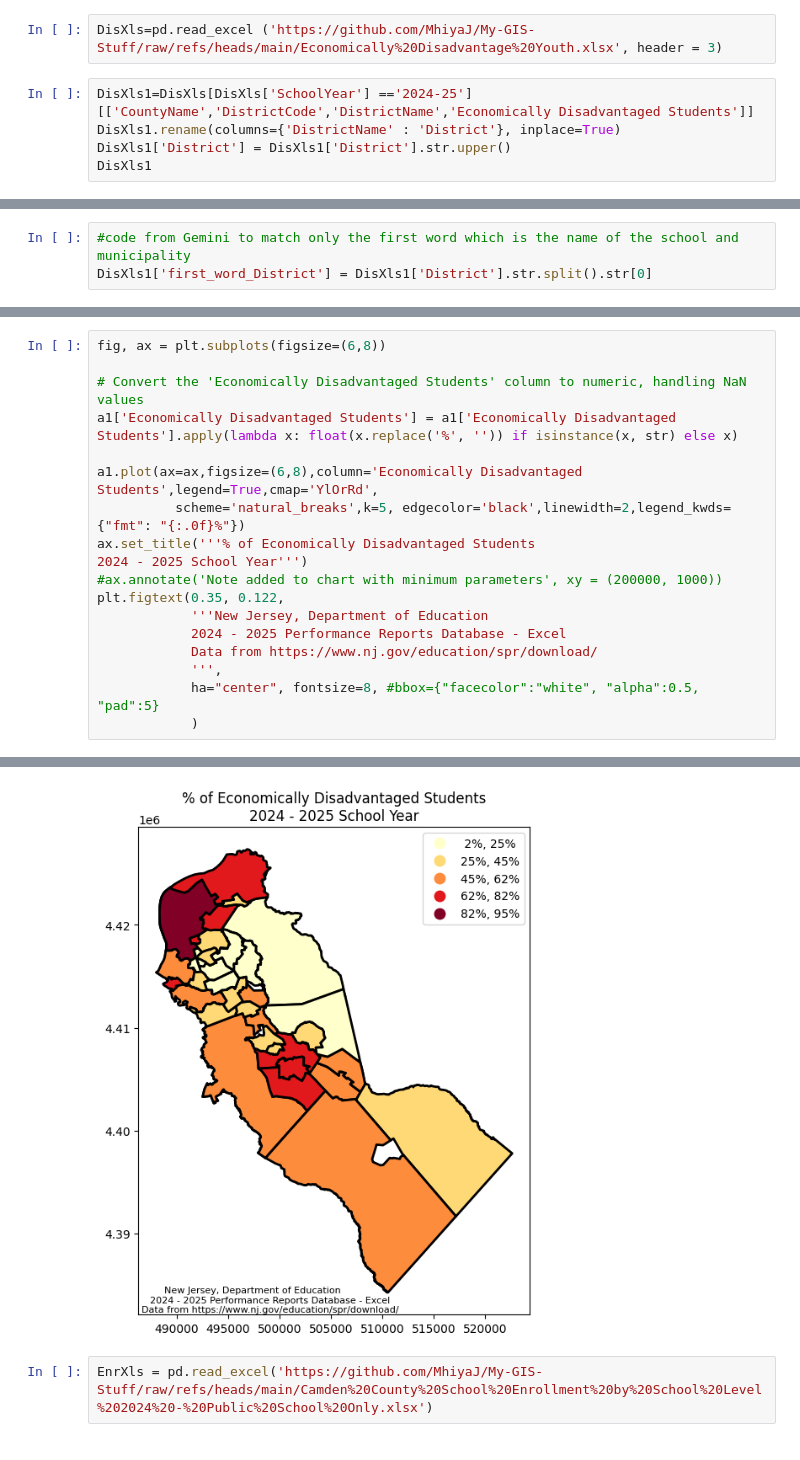
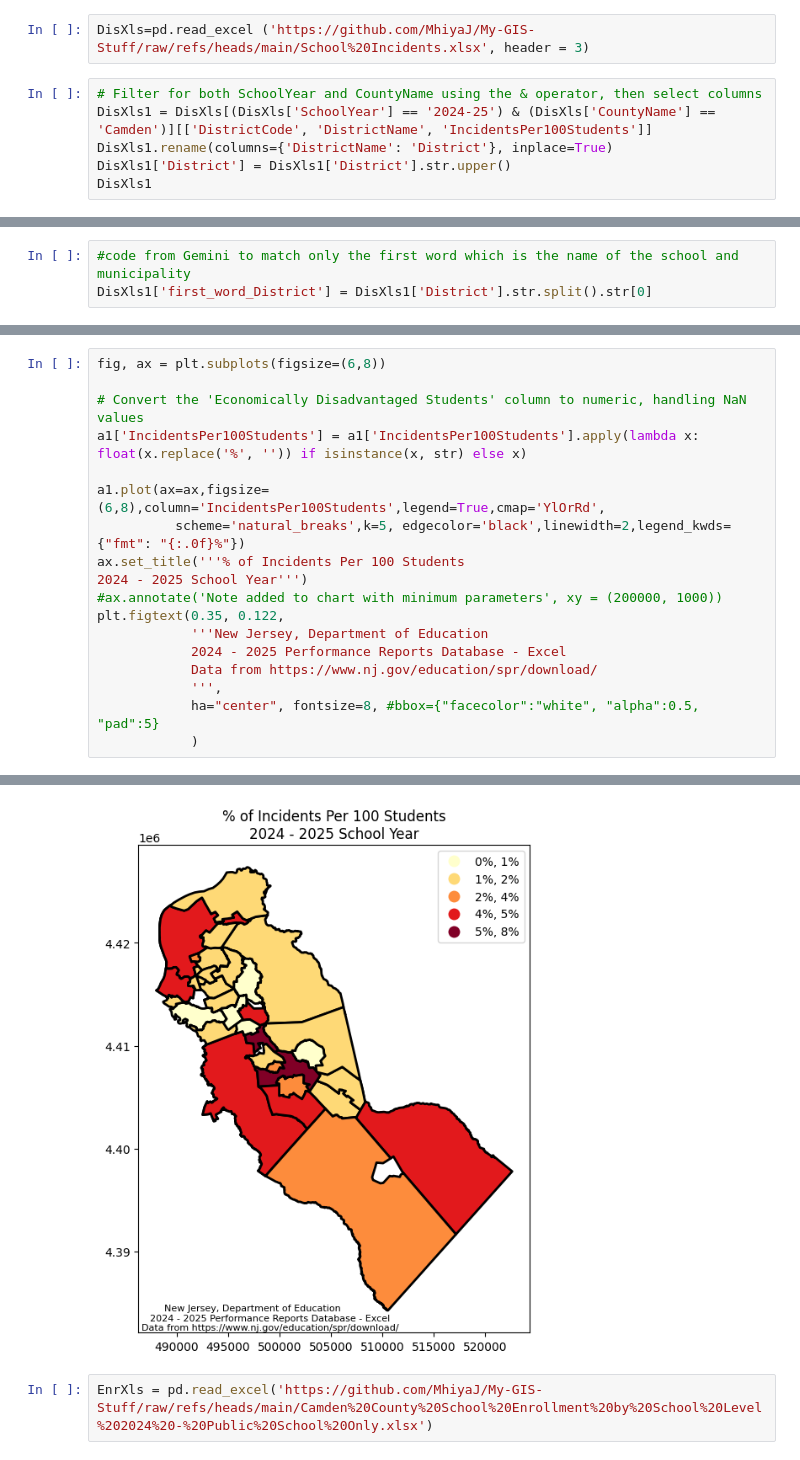
Before and after one commit to MhiyaJ/My-GIS-Stuff, a Jupyter notebook: After School Programs.ipynb, the cells around one changed output, grey strips where cells are left out. Cells and saved outputs as stored; diff of their text form.

```diff
--- a/After School Programs.ipynb
+++ b/After School Programs.ipynb
@@ -94,10 +94,11 @@ njMun1
 | 34 | WINSLOW TOWNSHIP | 3400781740 | POLYGON ((507437.405 4402983.181,... |
 | 35 | WOODLYNNE BOROUGH | 3400782450 | POLYGON ((491787.722 4418179.257,... |
 # %%
-DisXls=pd.read_excel ('https://github.com/MhiyaJ/My-GIS-Stuff/raw/refs/heads/main/Economically%20Disadvantage%20Youth.xlsx', header = 3)
+DisXls=pd.read_excel ('https://github.com/MhiyaJ/My-GIS-Stuff/raw/refs/heads/main/School%20Incidents.xlsx', header = 3)
 # %%
-DisXls1=DisXls[DisXls['SchoolYear'] =='2024-25'][['CountyName','DistrictCode','DistrictName','Economically Disadvantaged Students']]
-DisXls1.rename(columns={'DistrictName' : 'District'}, inplace=True)
+# Filter for both SchoolYear and CountyName using the & operator, then select columns
+DisXls1 = DisXls[(DisXls['SchoolYear'] == '2024-25') & (DisXls['CountyName'] == 'Camden')][['DistrictCode', 'DistrictName', 'IncidentsPer100Students']]
+DisXls1.rename(columns={'DistrictName': 'District'}, inplace=True)
 DisXls1['District'] = DisXls1['District'].str.upper()
 DisXls1
 # %% [output]
@@ -198,11 +199,11 @@ dtype: int64
 fig, ax = plt.subplots(figsize=(6,8))
 
 # Convert the 'Economically Disadvantaged Students' column to numeric, handling NaN values
-a1['Economically Disadvantaged Students'] = a1['Economically Disadvantaged Students'].apply(lambda x: float(x.replace('%', '')) if isinstance(x, str) else x)
+a1['IncidentsPer100Students'] = a1['IncidentsPer100Students'].apply(lambda x: float(x.replace('%', '')) if isinstance(x, str) else x)
 
-a1.plot(ax=ax,figsize=(6,8),column='Economically Disadvantaged Students',legend=True,cmap='YlOrRd',
+a1.plot(ax=ax,figsize=(6,8),column='IncidentsPer100Students',legend=True,cmap='YlOrRd',
           scheme='natural_breaks',k=5, edgecolor='black',linewidth=2,legend_kwds= {"fmt": "{:.0f}%"})
-ax.set_title('''% of Economically Disadvantaged Students
+ax.set_title('''% of Incidents Per 100 Students
 2024 - 2025 School Year''')
 #ax.annotate('Note added to chart with minimum parameters', xy = (200000, 1000))
 plt.figtext(0.35, 0.122,
@@ -218,5 +219,5 @@ Text(0.5, 1.0, '% of Economically Disadvantaged Students\n2024 - 2025 School Yea
 Text(0.35, 0.122, 'New Jersey, Department of Education\n            2024 - 2025 Performance Reports Database - Excel\n            Data from https://www.nj.gov/education/spr/download/\n            ')
-[figure, old version]
+[figure, new version]
 # %%
 EnrXls = pd.read_excel('https://github.com/MhiyaJ/My-GIS-Stuff/raw/refs/heads/main/Camden%20County%20School%20Enrollment%20by%20School%20Level%202024%20-%20Public%20School%20Only.xlsx')
 # %%
```
Also changed, not shown: parts of 10 cells of this notebook.
